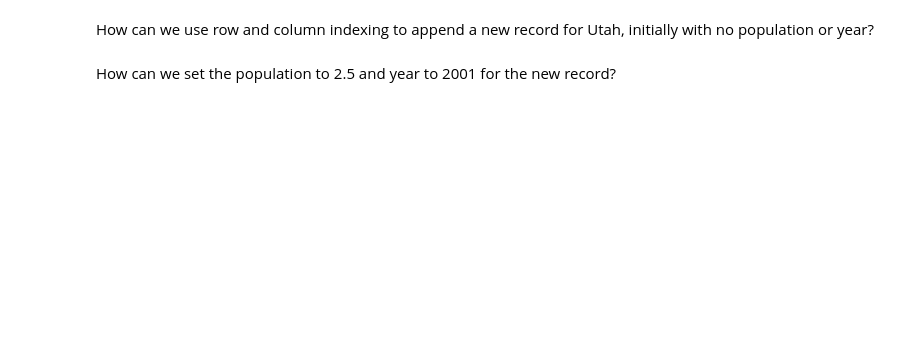
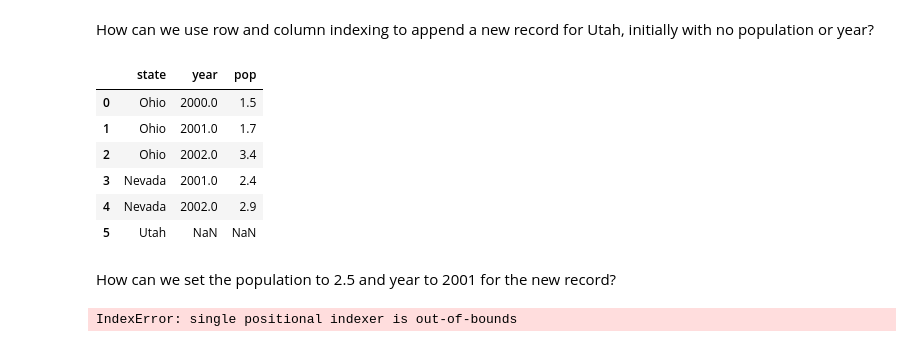
Before and after one commit to jpmu234/ce599, a Jupyter notebook: 06-Pandas Basics Part 2/Basic-Operations-Using-Pandas.ipynb, the cells around one changed output. Saved outputs shown, nothing was run; the diff lists cells and outputs as text; code cells hidden in the pictures; blank space fills up the shorter version.

```diff
--- a/06-Pandas Basics Part 2/Basic-Operations-Using-Pandas.ipynb
+++ b/06-Pandas Basics Part 2/Basic-Operations-Using-Pandas.ipynb
@@ -536,2 +556,4 @@ How can we print the row for Ohio, 2002, selecting on its values (not on row and
 # %% [markdown]
 How can we use row and column indexing to set the population of Ohio in 2002 to 3.4?
+# %%
+df.set_value((df['year']==2002)&(df['state']=='Ohio'),'pop',3.4,takeable=False)
@@ -538,4 +567,21 @@ How can we use row and column indexing to set the population of Ohio in 2002 to
 # %% [markdown]
 How can we use row and column indexing to append a new record for Utah, initially with no population or year?
+# %%
+new_df=df.append({'state':'Utah'},ignore_index=True)
+new_df
+# %% [output]
+|  | state | year | pop |
+| 0 | Ohio | 2000.0 | 1.5 |
+| 1 | Ohio | 2001.0 | 1.7 |
+| 2 | Ohio | 2002.0 | 3.4 |
+| 3 | Nevada | 2001.0 | 2.4 |
+| 4 | Nevada | 2002.0 | 2.9 |
+| 5 | Utah | NaN | NaN |
 # %% [markdown]
 How can we set the population to 2.5 and year to 2001 for the new record?
+# %%
+df.iloc[5,1]==2001
+df.iloc[5,2]=2.5
+df
+# %% [output]
+IndexError: single positional indexer is out-of-bounds
```
Also changed, not shown: parts of 4 cells of this notebook.
